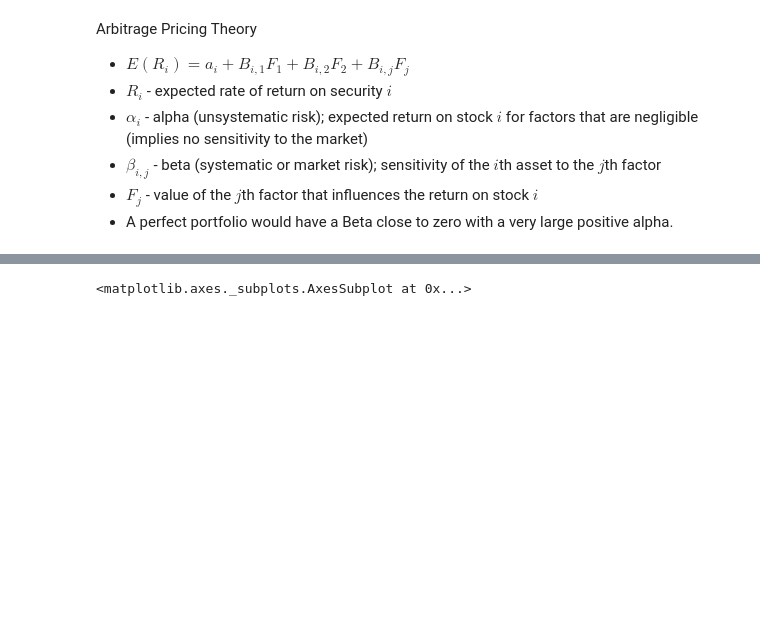
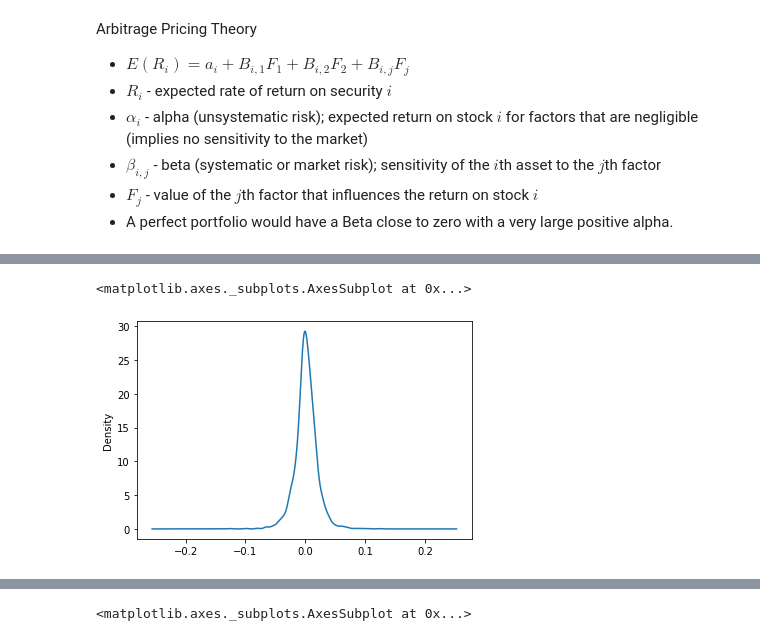
Before and after one commit to taylorec/Finance-with-Python, a Jupyter notebook: 4) CAPM_APT.ipynb, the cells around one changed output, grey strips where cells are left out. Saved outputs shown, nothing was run; the diff lists cells and outputs as text; code cells hidden in the pictures; blank space fills up the shorter version.

```diff
--- a/4) CAPM_APT.ipynb
+++ b/4) CAPM_APT.ipynb
@@ -110 +103,6 @@ aapl.hist(bins=50)
+# %%
+aapl.plot.density()
+# %% [output]
+<matplotlib.axes._subplots.AxesSubplot at 0x...>
+[figure, added]
 # %%
```
Also changed, not shown: parts of 21 cells of this notebook, 9 other files.
